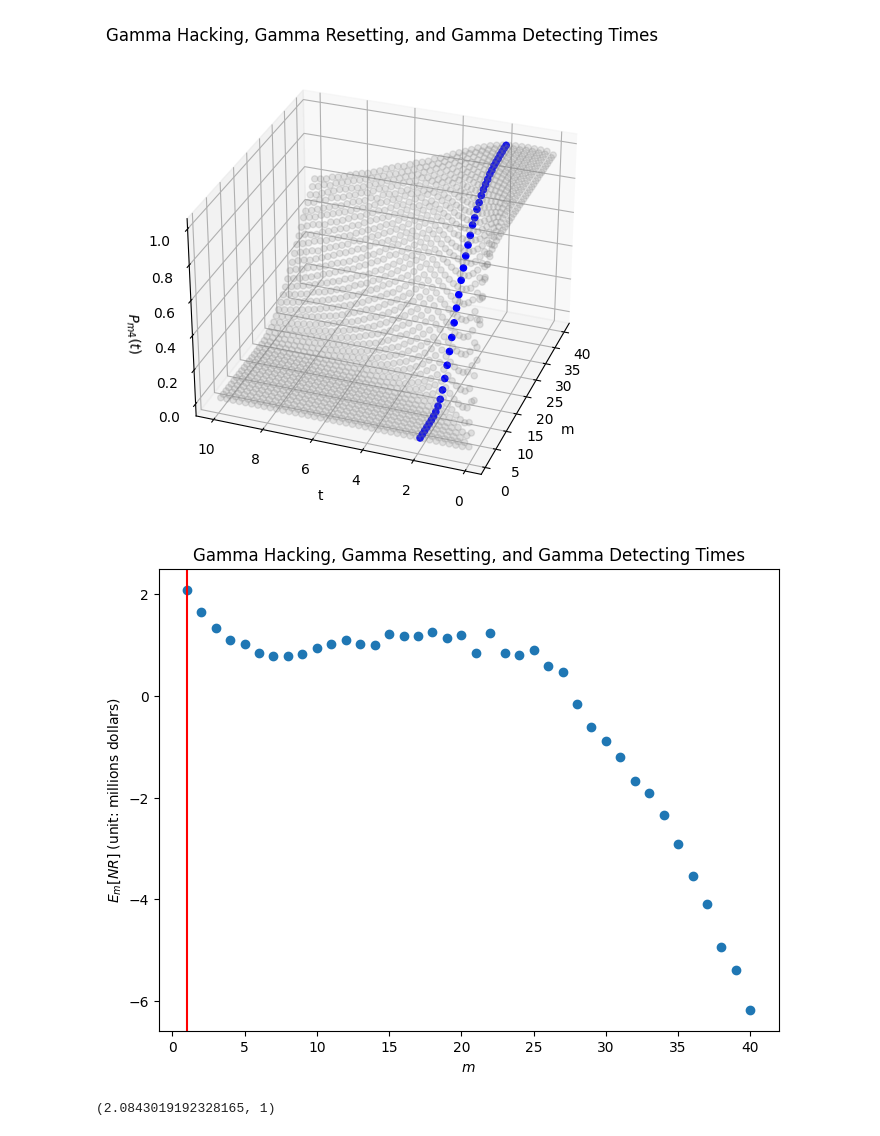
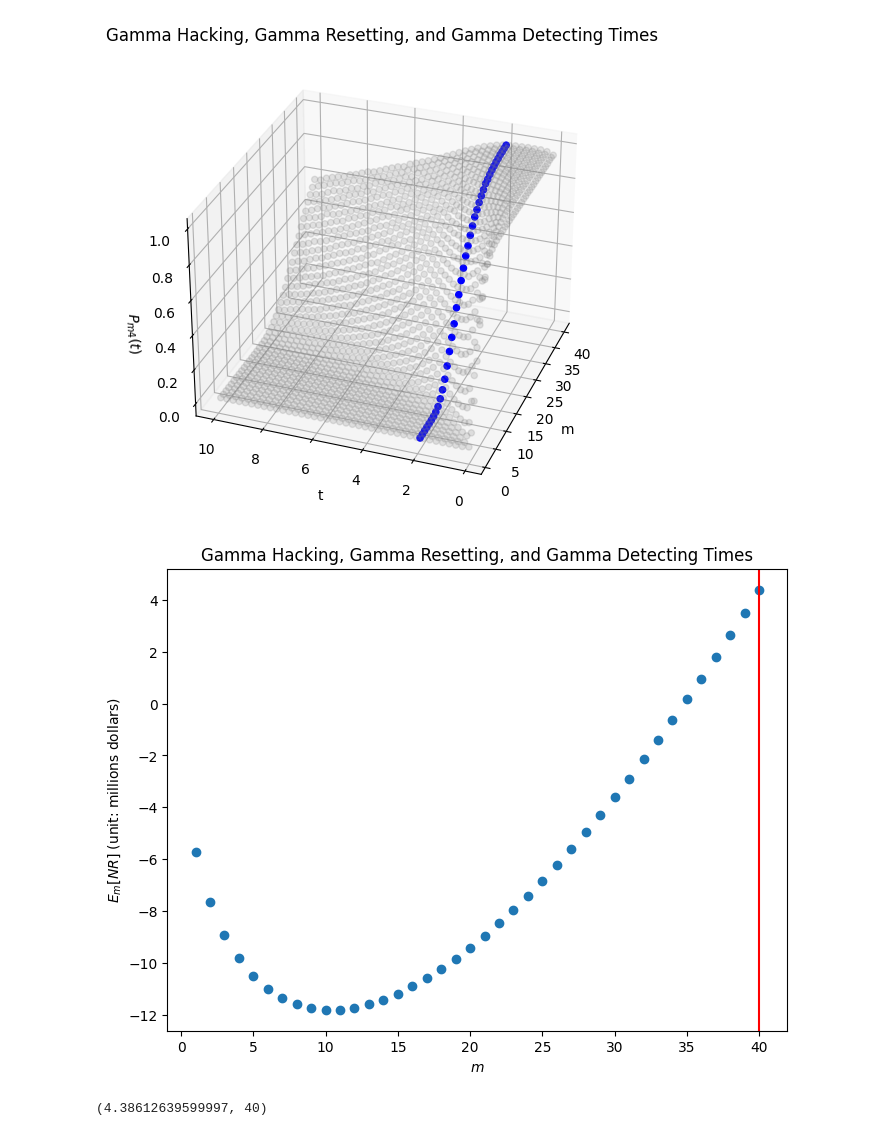
Before and after one commit to xuxiufeng/Blockchain_Simulation_Multiple_Hackers_with_Resetting_Times, a Jupyter notebook: Gamma Hacking, Gamma Resetting, and Gamma Detecting.ipynb, the cells around one changed output. Drawn from its saved outputs; the diff is of its cells as text; code cells hidden in the pictures.

```diff
--- a/Gamma Hacking, Gamma Resetting, and Gamma Detecting.ipynb
+++ b/Gamma Hacking, Gamma Resetting, and Gamma Detecting.ipynb
@@ -252,18 +252,18 @@ plt.show()
 # %% [output]
 [figure]
 # %%
-expected_net_revenue = sim.E_mNR(2.5,2,.2, m, 50000)
+expected_net_revenue = sim.E_mNR(.1,10,.13, m, 50000)
 m_max = np.where(expected_net_revenue == max(expected_net_revenue))[0][0] + 1
 fig = plt.figure(figsize=(8, 6))
 plt.scatter(range(1, m+1), expected_net_revenue)
 plt.axvline(x = m_max, c='red')
 plt.xlabel(r'$m$')
 plt.ylabel(r'$E_m[NR]$ (unit: millions dollars)')
 plt.title('Gamma Hacking, Gamma Resetting, and Gamma Detecting Times')
 plt.show()
 # %% [output]
-[figure, old version]
+[figure, new version]
 # %%
 max(expected_net_revenue), m_max
 # %% [output]
-(2.0843019192328165, 1)
+(4.38612639599997, 40)
```
Also changed, not shown: parts of 1 cell of this notebook.
